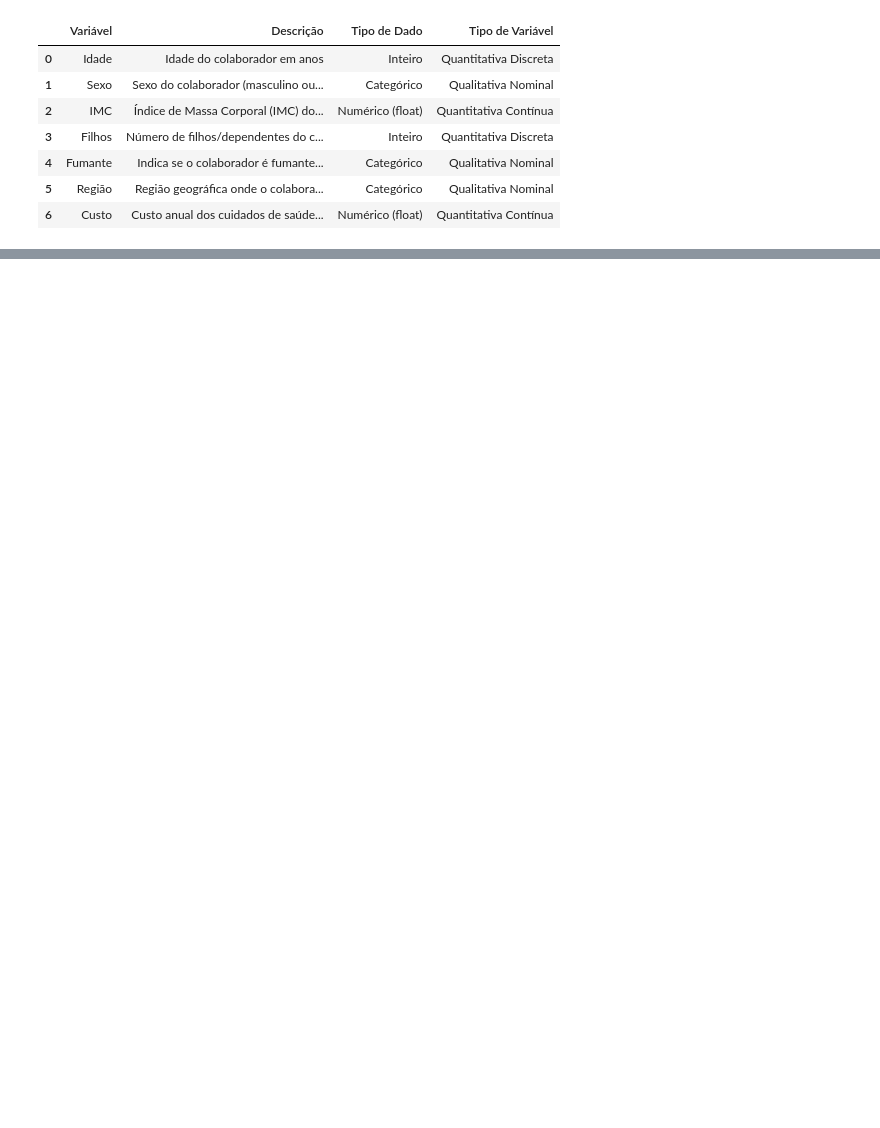
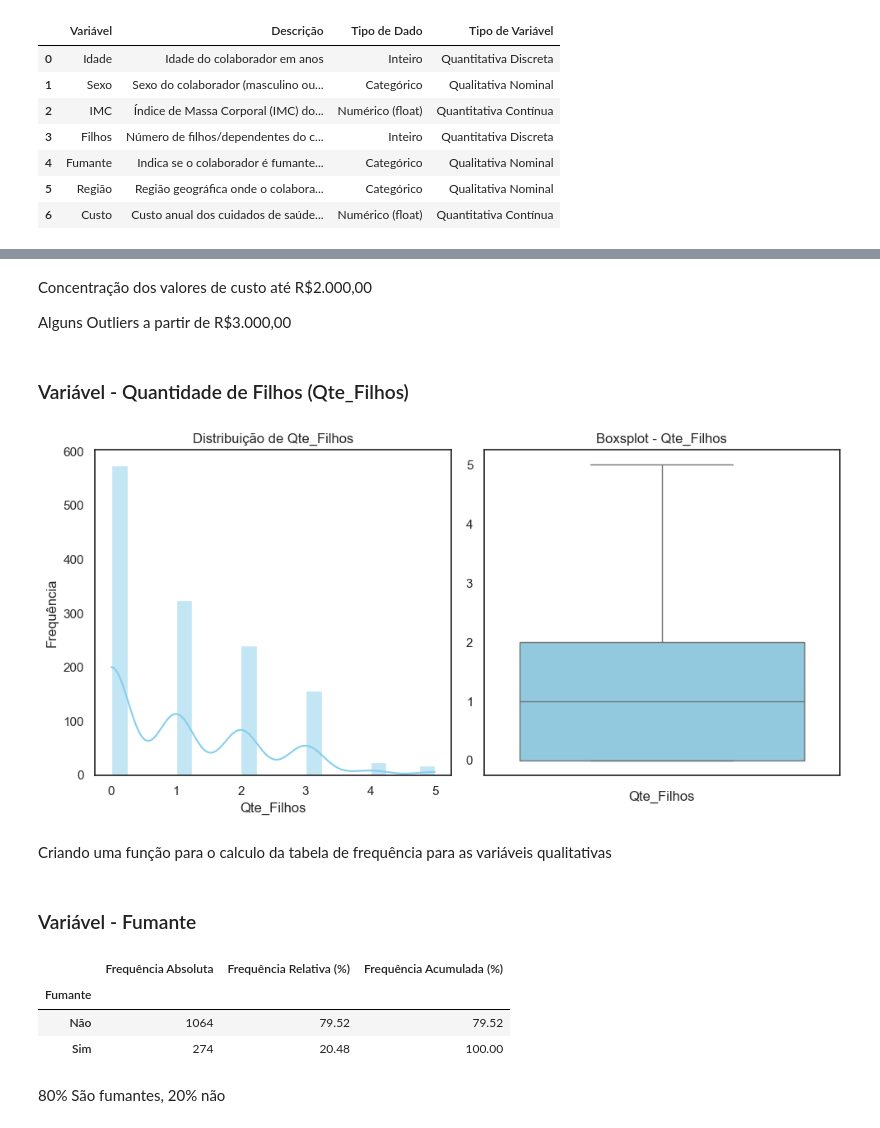
Before and after one commit to pauloivicentin/projeto_healthy_analytics, a Jupyter notebook: notebooks/analises_do_projeto.ipynb, the cells around one changed output, grey strips where cells are left out. Drawn from its saved outputs; the diff is of its cells as text; code cells hidden in the pictures; blank space fills up the shorter version.

```diff
--- a/notebooks/analises_do_projeto.ipynb
+++ b/notebooks/analises_do_projeto.ipynb
@@ -199,0 +321,33 @@ df_meta_dados.to_excel('../data/dicionario_de_metadados.xlsx', index =False)
+# %% [markdown]
+Concentração dos valores de custo até R$2.000,00
+
+Alguns Outliers a partir de R$3.000,00
+# %% [markdown]
+### Variável - Quantidade de Filhos (Qte_Filhos)
+# %%
+sns.set(style="white", palette="pastel")
+
+# Criando a figura com o 1 linha e 2 colunas
+fig, axes = plt.subplots(1, 2, figsize=(10, 5))
+
+# Histograma de Qte_Filhos
+
+sns.histplot(df['Qte_Filhos'], bins=20, kde=True, ax=axes[0], color='skyblue')
+axes[0].set_title('Distribuição de Qte_Filhos')
+axes[0].set_xlabel('Qte_Filhos')
+axes[0].set_ylabel('Frequência')
+
+# Boxsplot de Qte_Filhos
+
+sns.boxplot(y=df['Qte_Filhos'], ax=axes[1], color='skyblue')
+axes[1].set_title('Boxsplot - Qte_Filhos')
+axes[1].set_xlabel('Qte_Filhos')
+axes[1].set_ylabel('')
+
+
+plt.tight_layout()
+plt.show()
+# %% [output]
+[figure, added]
+# %% [markdown]
+Criando uma função para o calculo da tabela de frequência para as variáveis qualitativas
@@ -199,0 +392,11 @@ df_meta_dados.to_excel('../data/dicionario_de_metadados.xlsx', index =False)
+# %% [markdown]
+### Variável - Fumante
+# %%
+tabela_frequencia(df, 'Fumante')
+# %% [output]
+|  | Frequência Absoluta | Frequência Relativa (%) | Frequência Acumulada (%) |
+| Fumante |  |  |  |
+| Não | 1064 | 79.52 | 79.52 |
+| Sim | 274 | 20.48 | 100.00 |
+# %% [markdown]
+80% São fumantes, 20% não
```
Also changed, not shown: parts of 23 cells of this notebook, 1 other file.
